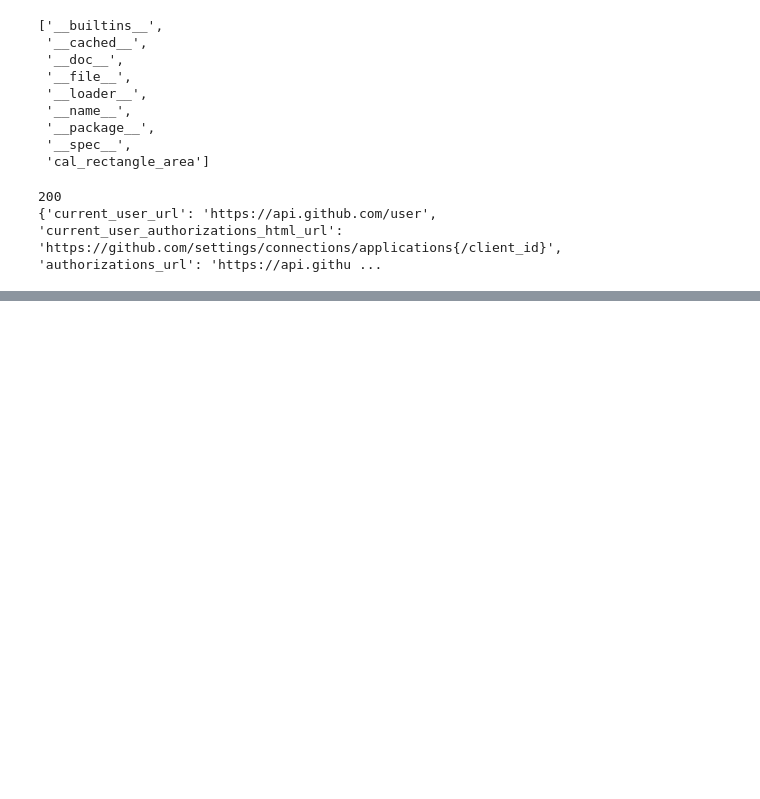
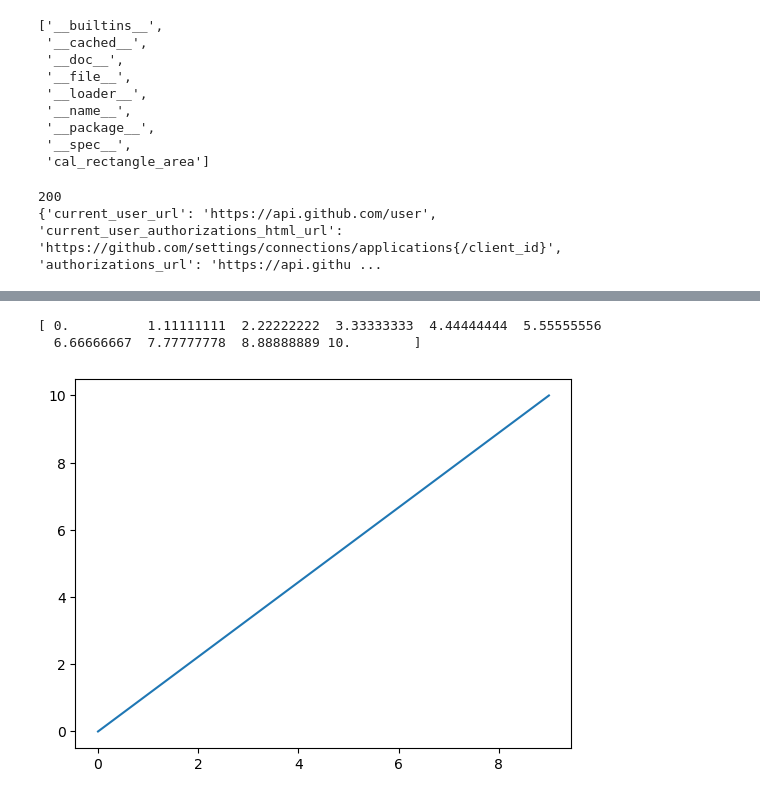
Before and after one commit to dookda/lab_154432, a Jupyter notebook: backup/_test.ipynb, the cells around one changed output, grey strips where cells are left out. Drawn from its saved outputs; the diff is of its cells as text; code cells hidden in the pictures; blank space fills up the shorter version.

```diff
--- a/backup/_test.ipynb
+++ b/backup/_test.ipynb
@@ -159 +159,12 @@ print(data.mean())
 3.0
+# %%
+# show chart from matplotlib
+import matplotlib.pyplot as plt
+
+x = np.linspace(0, 10, 10)
+plt.plot(x)
+plt.show()
+# %% [output]
+[ 0.          1.11111111  2.22222222  3.33333333  4.44444444  5.55555556
+  6.66666667  7.77777778  8.88888889 10.        ]
+[figure, added]
```
Also changed, not shown: parts of 10 cells of this notebook, 8 other files.
